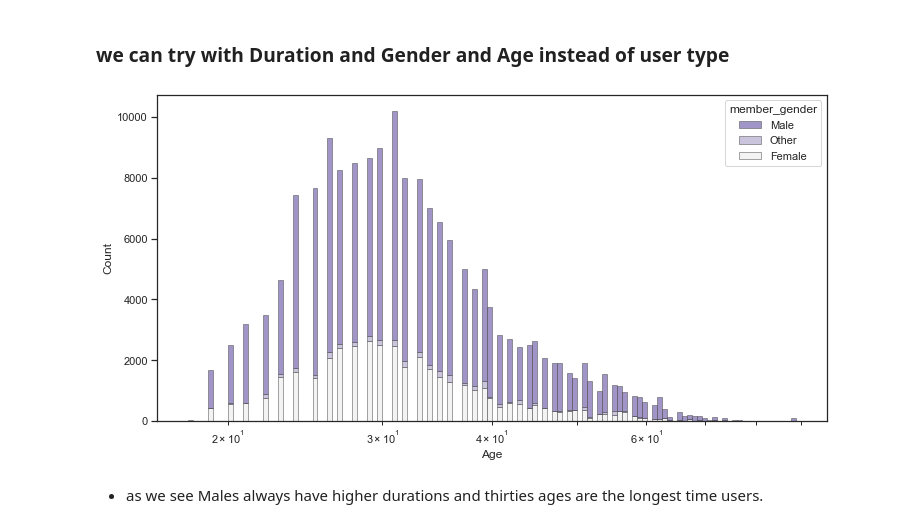
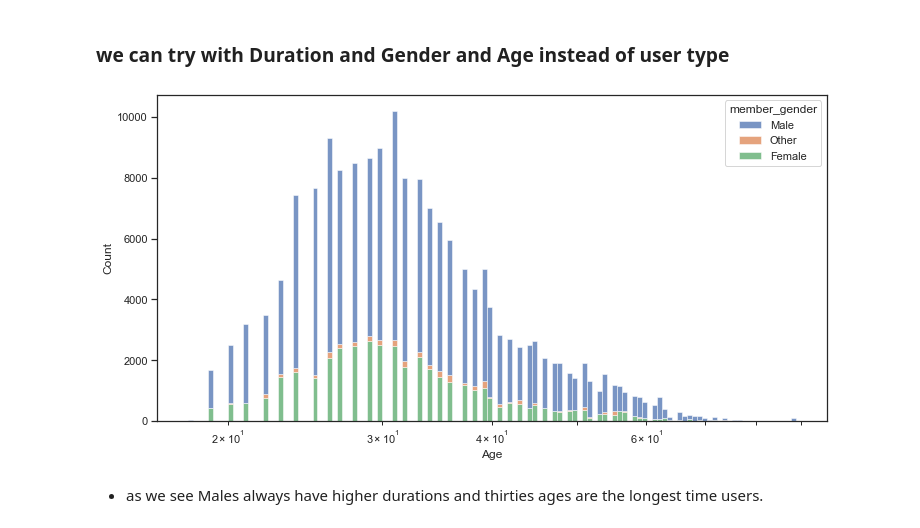
Before and after one commit to Theabdelkader/Communicate-Data-Findings-Ford-GoBike-System, a Jupyter notebook: exploration_template.ipynb, the cells around one changed output. Cells and saved outputs as stored; diff of their text form; code cells hidden in the pictures.

```diff
--- a/exploration_template.ipynb
+++ b/exploration_template.ipynb
@@ -645,18 +645,17 @@ plt.title('Relationship between all numeric variables');
 # %%
 # as in this examble https://seaborn.pydata.org/examples/histogram_stacked.html
 plt.figure(figsize=(12,6));
 sb.set_theme(style="ticks")
 sb.histplot(
     df,
     x="Age", hue="member_gender",
     multiple="stack",
-    palette="light:m_r",
-    edgecolor=".3",
+
     linewidth=.5,
     log_scale=True,
 );
 # %% [output]
-[figure, old version]
+[figure, new version]
 # %% [markdown]
 - as we see Males always have higher durations and thirties ages are the longest time users.
 # %%
```
Also changed, not shown: parts of 3 cells of this notebook, 2 other files.
